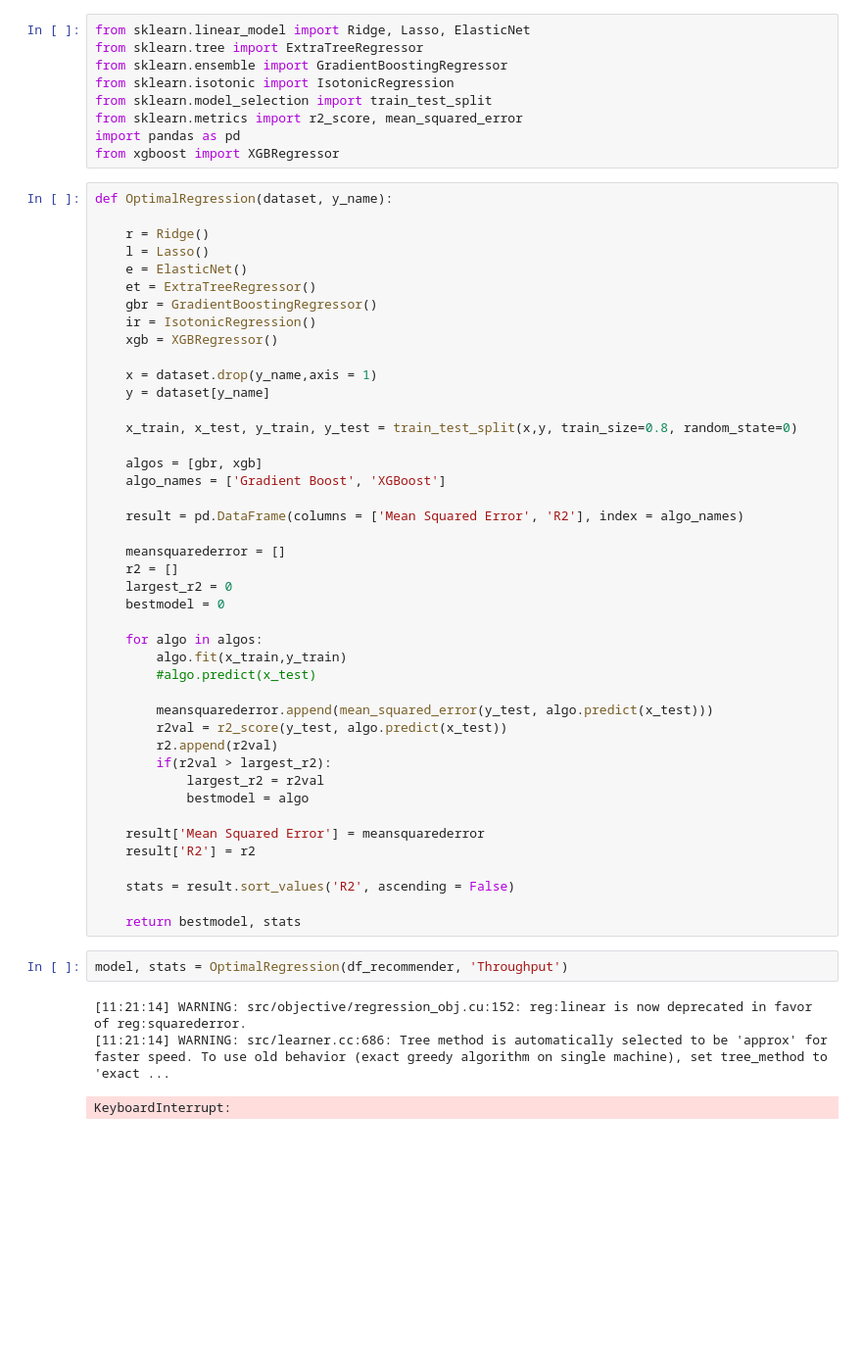
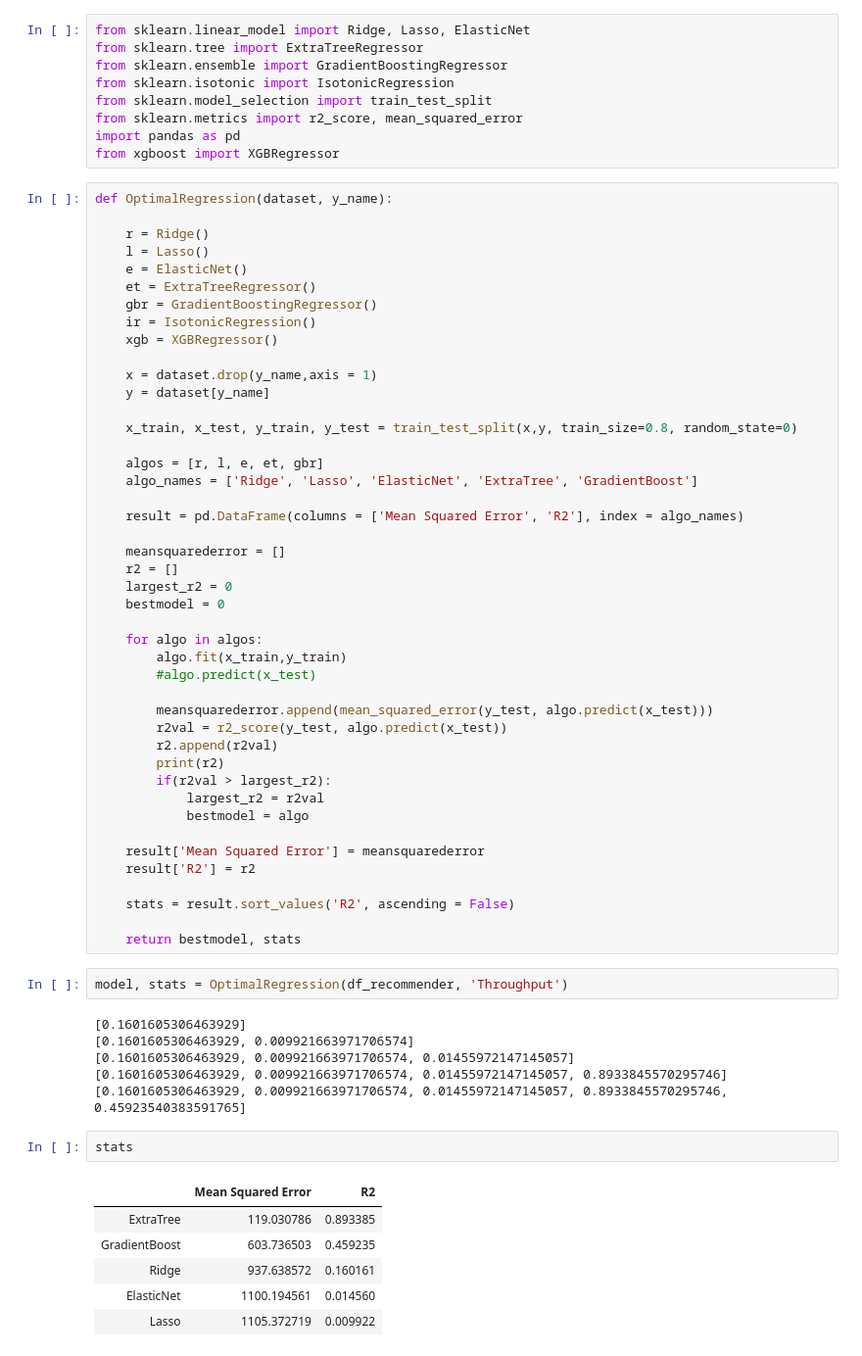
Before and after one commit to miamedra2/Bart_Kaggle-, a Jupyter notebook: BartKaggleProject.ipynb, the cells around one changed output. Shown at 98% size. Cells and saved outputs as stored; diff of their text form; blank space fills up the shorter version.

Commit message:
Commit: Ran my OptimalRegression function to predict the throughput. 	ExtraTree did the best with R2=.893. 	modified:   BartKaggleProject.ipynb

```diff
--- a/BartKaggleProject.ipynb
+++ b/BartKaggleProject.ipynb
@@ -577,8 +577,8 @@ def OptimalRegression(dataset, y_name):
 
     x_train, x_test, y_train, y_test = train_test_split(x,y, train_size=0.8, random_state=0)
 
-    algos = [gbr, xgb]
-    algo_names = ['Gradient Boost', 'XGBoost']
+    algos = [r, l, e, et, gbr]
+    algo_names = ['Ridge', 'Lasso', 'ElasticNet', 'ExtraTree', 'GradientBoost']
 
     result = pd.DataFrame(columns = ['Mean Squared Error', 'R2'], index = algo_names)
 
@@ -594,6 +594,7 @@ def OptimalRegression(dataset, y_name):
         meansquarederror.append(mean_squared_error(y_test, algo.predict(x_test)))
         r2val = r2_score(y_test, algo.predict(x_test))
         r2.append(r2val)
+        print(r2)
         if(r2val > largest_r2):
             largest_r2 = r2val
             bestmodel = algo
@@ -607,6 +608,17 @@ def OptimalRegression(dataset, y_name):
 # %%
 model, stats = OptimalRegression(df_recommender, 'Throughput')
 # %% [output]
-[11:21:14] WARNING: src/objective/regression_obj.cu:152: reg:linear is now deprecated in favor of reg:squarederror.
-[11:21:14] WARNING: src/learner.cc:686: Tree method is automatically selected to be 'approx' for faster speed. To use old behavior (exact greedy algorithm on single machine), set tree_method to 'exact ...
+[0.1601605306463929]
+[0.1601605306463929, 0.009921663971706574]
+[0.1601605306463929, 0.009921663971706574, 0.01455972147145057]
+[0.1601605306463929, 0.009921663971706574, 0.01455972147145057, 0.8933845570295746]
+[0.1601605306463929, 0.009921663971706574, 0.01455972147145057, 0.8933845570295746, 0.45923540383591765]
-KeyboardInterrupt:
+# %%
+stats
+# %% [output]
+|  | Mean Squared Error | R2 |
+| ExtraTree | 119.030786 | 0.893385 |
+| GradientBoost | 603.736503 | 0.459235 |
+| Ridge | 937.638572 | 0.160161 |
+| ElasticNet | 1100.194561 | 0.014560 |
+| Lasso | 1105.372719 | 0.009922 |
```
